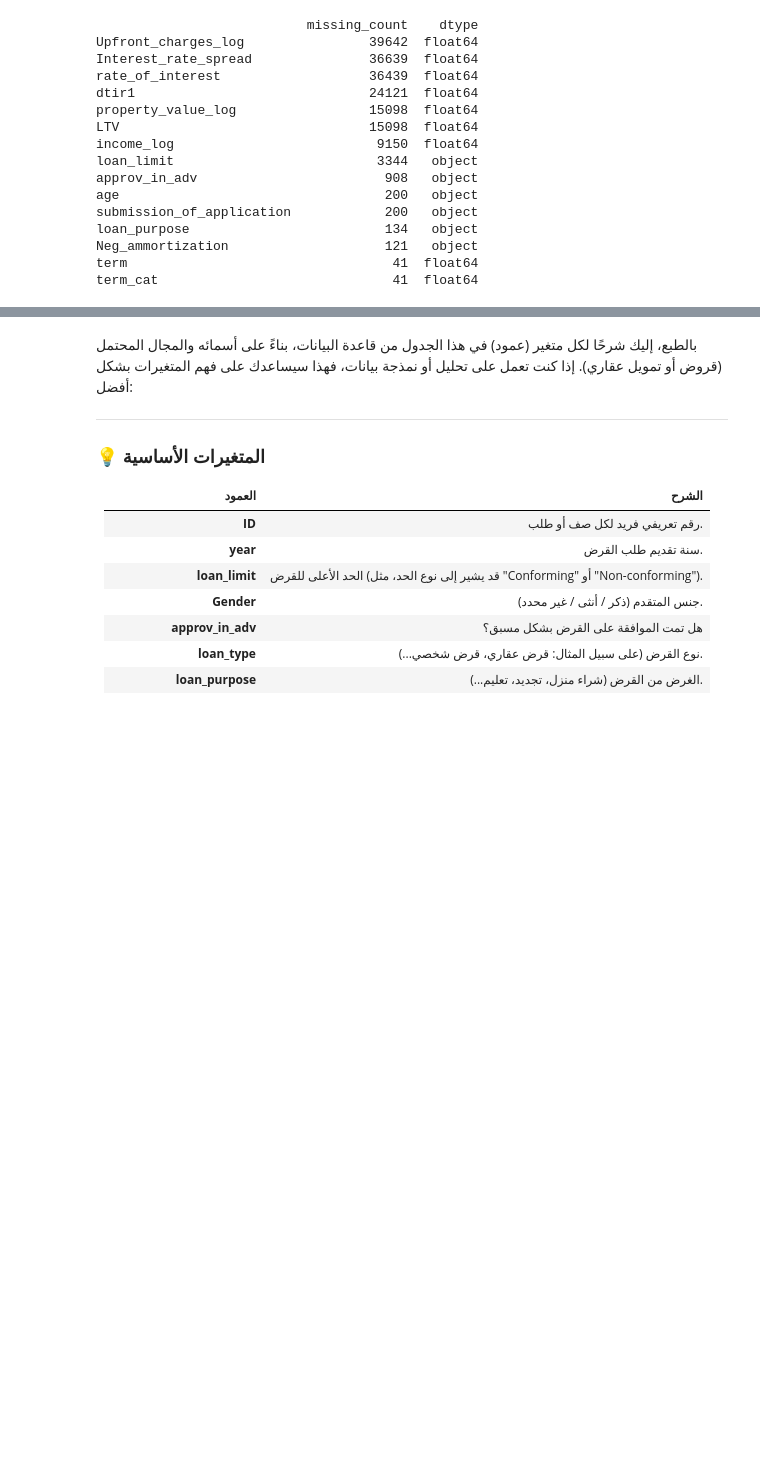
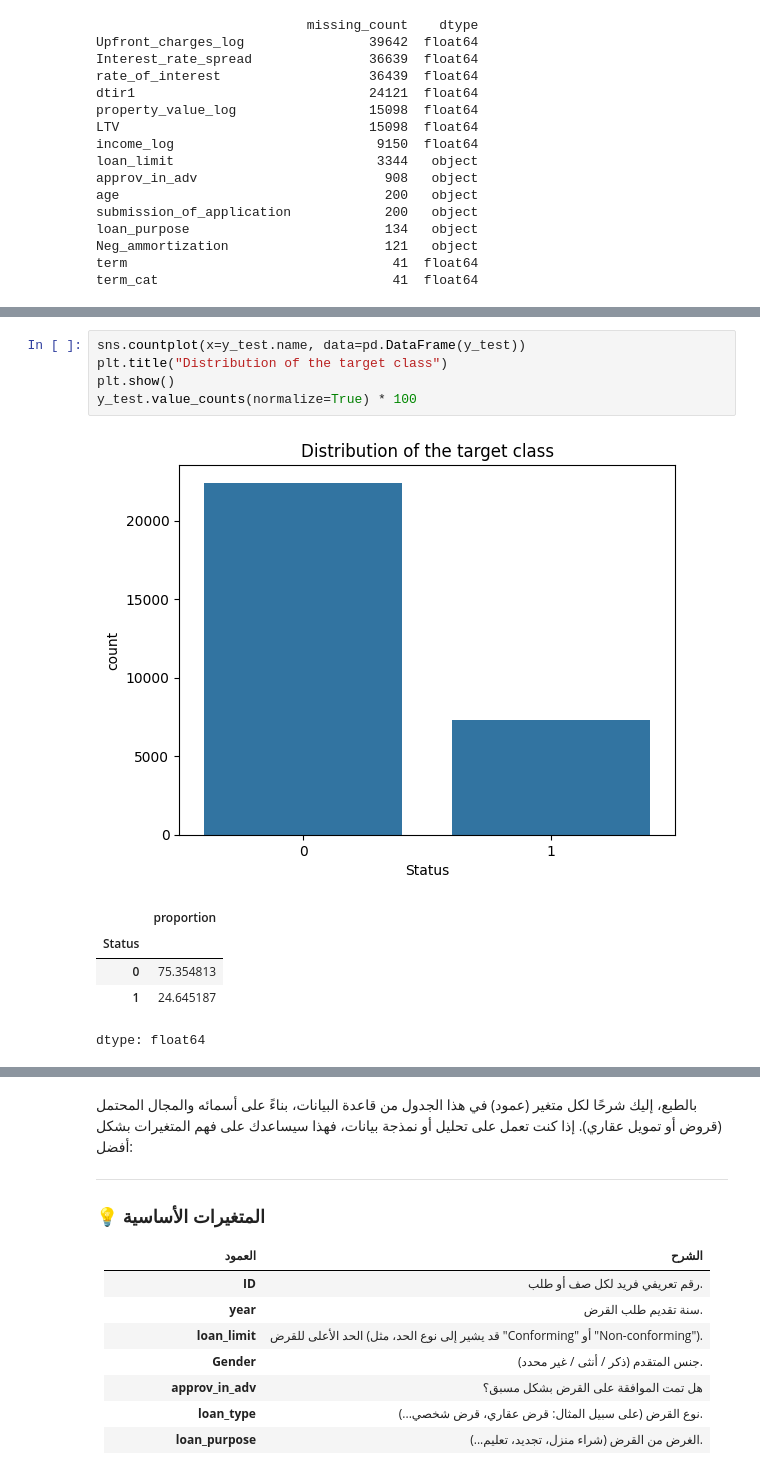
Before and after one commit to angiegh2002/Loan_Default_Detection, a Jupyter notebook: DM&ML.ipynb, the cells around one changed output, grey strips where cells are left out. Cells and saved outputs as stored; diff of their text form; blank space fills up the shorter version.

```diff
--- a/DM&ML.ipynb
+++ b/DM&ML.ipynb
@@ -802,0 +715,12 @@ df['Neg_ammortization'].fillna(mode_value, inplace=True)
+# %%
+sns.countplot(x=y_test.name, data=pd.DataFrame(y_test))
+plt.title("Distribution of the target class")
+plt.show()
+y_test.value_counts(normalize=True) * 100
+# %% [output]
+[figure, added]
+|  | proportion |
+| Status |  |
+| 0 | 75.354813 |
+| 1 | 24.645187 |
+dtype: float64
```
Also changed, not shown: parts of 26 cells of this notebook.
